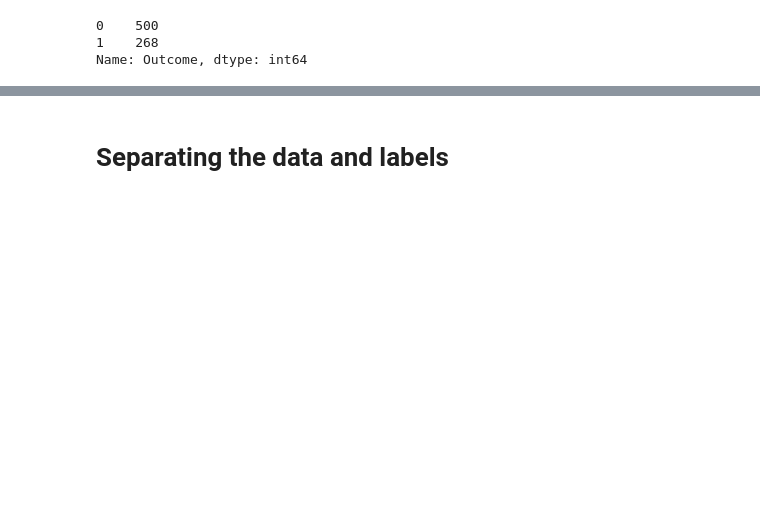
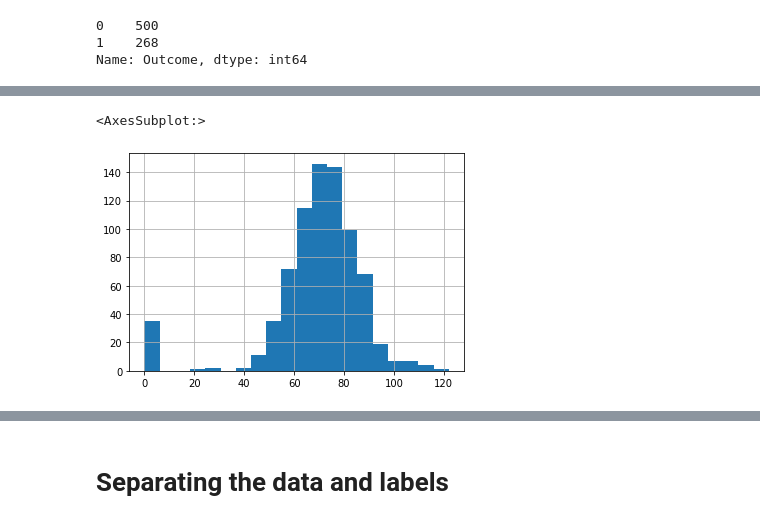
Before and after one commit to ayesha-siddiqua/ML-Projects, a Jupyter notebook: project-2-diabetes-prediction.ipynb, the cells around one changed output, grey strips where cells are left out. Saved outputs shown, nothing was run; the diff lists cells and outputs as text; code cells hidden in the pictures; blank space fills up the shorter version.

Commit message:
Kaggle Notebook | Project 2_Diabetes Prediction | Version 3

```diff
--- a/project-2-diabetes-prediction.ipynb
+++ b/project-2-diabetes-prediction.ipynb
@@ -57,0 +73,5 @@ diabetes_dataset.groupby('Outcome').mean()
+# %%
+diabetes_dataset.BloodPressure.hist(bins =20)
+# %% [output]
+<AxesSubplot:>
+[figure, added]
```
Also changed, not shown: parts of 18 cells of this notebook.
